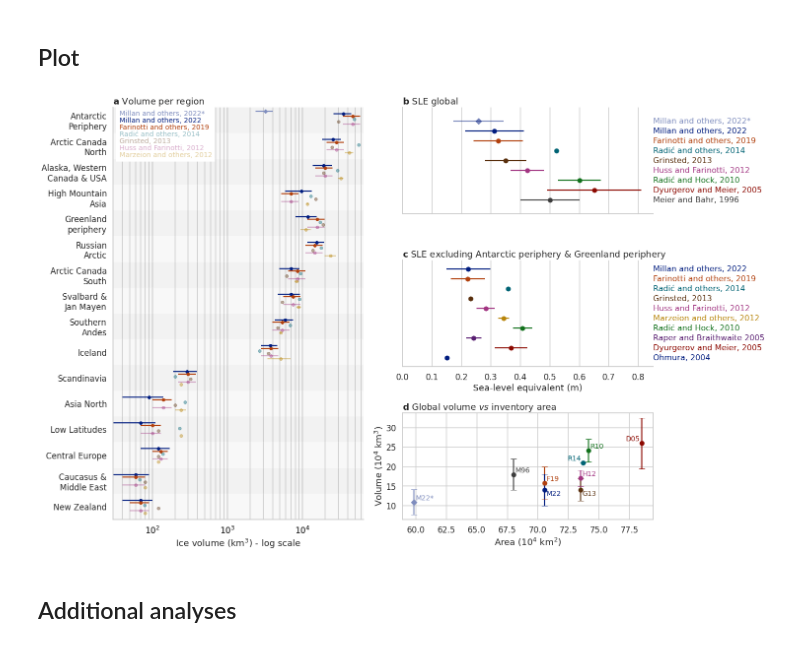
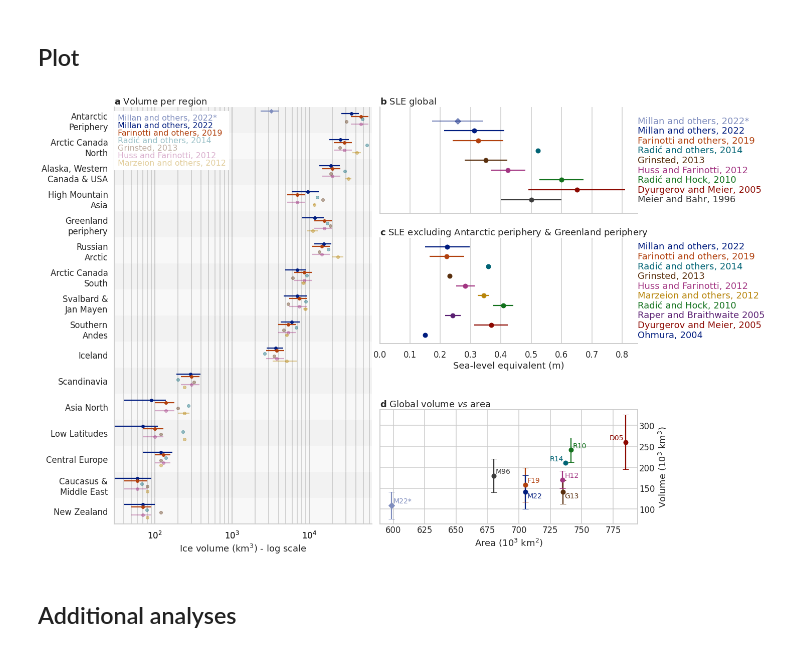
Before and after one commit to fmaussion/global_glacier_volume_paper, a Jupyter notebook: analysis.ipynb, the cells around one changed output. Drawn from its saved outputs; the diff is of its cells as text; code cells hidden in the pictures.

```diff
--- a/analysis.ipynb
+++ b/analysis.ipynb
@@ -541,11 +541,11 @@ sns.set_context('talk')
 sns.set_style('whitegrid')
 # %%
 # Figure size
-scale_factor = 0.95  # to control font size in PNG
-f = plt.figure(figsize=(22 * scale_factor, 14 * scale_factor))
+scale_factor = 0.85  # to control font size in PNG
+f = plt.figure(figsize=(22 * scale_factor, 18 * scale_factor))
 
 # Axis layout
-gs = GridSpec(3, 2)
+gs = GridSpec(3, 2, wspace=0.03)
 ax1 = f.add_subplot(gs[0, 1])
 ax2 = f.add_subplot(gs[1, 1])
 ax3 = f.add_subplot(gs[2, 1])
@@ -567,7 +567,11 @@ mimarker = 'D'
 
 # Parameters
 y_range_rhs = 0.27  # Make sure both plots have same size despite different # of estimates
-fs_rhs = 16
+fs_rhs = 18
+fs_lhs = 16
+
+# Shift axis up right
+yshift = 0.03
 
 # ------------- Plot top right (b) -------------
 ax = ax1
@@ -597,6 +601,13 @@ sns.despine(ax=ax, bottom=False)
 ax.set_title(r'$\bf{b}$ SLE global', loc='left')
 plt.setp(ax1.get_xticklabels(), visible=False)
 
+
+# Pos shenanigans
+pos = ax.get_position()
+pos.y0 += yshift;
+ax.set_position(pos)
+
+
 # ------------- Plot middle right (c) -------------
 ax = ax2
 
@@ -619,6 +630,11 @@ ax.set_yticks([])
 ax.set_xlim([0, 0.85]);
 ax.set_ylim((-y_range_rhs, y_range_rhs))
 
+# Pos shenanigans
+pos = ax.get_position()
+pos.y0 += yshift * 2; pos.y1 += yshift;
+ax.set_position(pos)
+
 ax.set_xlabel('Sea-level equivalent (m)')
 ax.set_title(r'$\bf{c}$ SLE excluding Antarctic periphery & Greenland periphery', loc='left');
 sns.despine(ax=ax)
@@ -635,7 +651,7 @@ for estimate in df_v.index:
         fmt = 'o'
 
     toplot = df_v.loc[[estimate]]
-    ax.errorbar(toplot.A * 1e-4, toplot.V * 1e-4, yerr=toplot.V_err * 1e-4, fmt=fmt, color=c, capsize=6)
+    ax.errorbar(toplot.A * 1e-3, toplot.V * 1e-3, yerr=toplot.V_err * 1e-3, fmt=fmt, color=c, capsize=6)
 
     # Text
     e = estimate.upper()
@@ -644,19 +660,28 @@ for estimate in df_v.index:
     else:
         text = f'{e[0]}{e[1:]}'
 
-    px, py = toplot.A * 1e-4 + 0.15, toplot.V * 1e-4 + 0.15
+    px, py = toplot.A * 1e-3 + 1.5, toplot.V * 1e-3 + 1.5
     ha = 'left'
     va = 'bottom'
     if e in ['R14', 'DM05']:
-        px -= 0.3
+        px -= 3
         ha = 'right'
     if e in ['M22', 'G13']:
-        py -= 0.3
+        py -= 3
         va = 'top'
 
     ax.text(px, py, text, color=c, ha=ha, va=va, fontsize=14);
-ax.set_title(r'$\bf{d}$ Global volume $\it{vs}$ inventory area', loc='left')
-ax.set_xlabel('Area (10$^4$ km$^2$)'); ax.set_ylabel('Volume (10$^4$ km$^3$)');
+ax.set_title(r'$\bf{d}$ Global volume $\it{vs}$ area', loc='left')
+ax.set_xlabel('Area (10$^3$ km$^2$)'); ax.set_ylabel('Volume (10$^3$ km$^3$)');
+
+ax.yaxis.tick_right()
+ax.yaxis.set_label_position("right")
+ax.tick_params(axis='both', which='both', length=0)
+
+# Pos shenanigans
+pos = ax.get_position()
+pos.y1 -= yshift / 2;
+ax.set_position(pos)
 
 
 # ------------- Plot left (a) -------------
@@ -670,7 +695,6 @@ offset = np.linspace(-0.25, 0.25, 6)
 # Parameters
 s = 6  # markersize
 a = 0.4  # alpha for "less important" estimates
-fs = 14  # fontsize for legend
 
 texts_for_legend = []
 
@@ -689,50 +713,50 @@ for i, estimate in enumerate(['m22', 'f19', 'r14', 'g13', 'hf12', 'm12']):
 
     c = p[estimates.index(estimate)]
     ax.errorbar(df['V'], x, xerr=df['V_err'], fmt='o', c=c, markersize=s, alpha=alpha);
-    texts_for_legend.append(TextArea(legend[estimate], textprops=dict(color=c, fontsize=fs, alpha=alpha)))
+    texts_for_legend.append(TextArea(legend[estimate], textprops=dict(color=c, fontsize=fs_lhs, alpha=alpha)))
 
 # Add Millan other
 ax.errorbar(m22_a['V'], rx[0] - 0.35, xerr=m22_a['V_err'], fmt=mimarker, c=cmillan, markersize=s);
-texts_for_legend.insert(0, TextArea('Millan and others, 2022*', textprops=dict(color=cmillan, fontsize=fs)))
+texts_for_legend.insert(0, TextArea('Millan and others, 2022*', textprops=dict(color=cmillan, fontsize=fs_lhs)))
 
 # Legend box
 texts_vbox = VPacker(children=texts_for_legend, pad=0, sep=0)
-ann = AnnotationBbox(texts_vbox, (.21, .935), xycoords=ax.transAxes,
+ann = AnnotationBbox(texts_vbox, (.223, .92), xycoords=ax.transAxes,
                      bboxprops=dict(color='none', facecolor='white'))
 ann.set_figure(f)
 f.artists.append(ann)
 
 # Titles
 ax.set_title(r'$\bf{a}$ Volume per region', loc='left');
 ax.set_xlabel('Ice volume (km$^3$) - log scale');
 
 # Axis cosmetics
 ax.invert_yaxis()
 ax.set_yticks(rx);
 ax.set_yticklabels(strs);
 sns.despine(ax=ax, right=True)
 ax.grid(axis='y', which='both')
 # All gridlines for log
 ax.set_xscale('log')
 xlocs = np.concatenate([np.arange(1, 11)[2:] * 1e1,
                         np.arange(1, 11) * 1e2,
                         np.arange(1, 11) * 1e3,
                         np.arange(1, 11)[:6] * 1e4])
 ax.set_xticks(xlocs)
 ax.set_xlim([30, 65000])
 
 locs, labels = plt.yticks()
 
 # Shading
 for i, loc in enumerate(locs):
     alpha = 0.05 if i % 2 == 1 else 0.1
     ax.axhspan(loc - 0.5, loc + 0.5, facecolor='grey', alpha=alpha)
 ax.set_ylim(15.5, -0.5)
 
-plt.tight_layout()
+# plt.tight_layout()
 plt.savefig('plot_global_and_reg_log_alpha.png', dpi=150, bbox_inches='tight');
 # %% [output]
-[figure, old version]
+[figure, new version]
 # %% [markdown]
 ## Additional analyses
 # %% [markdown]
```
Also changed, not shown: 2 other files.
